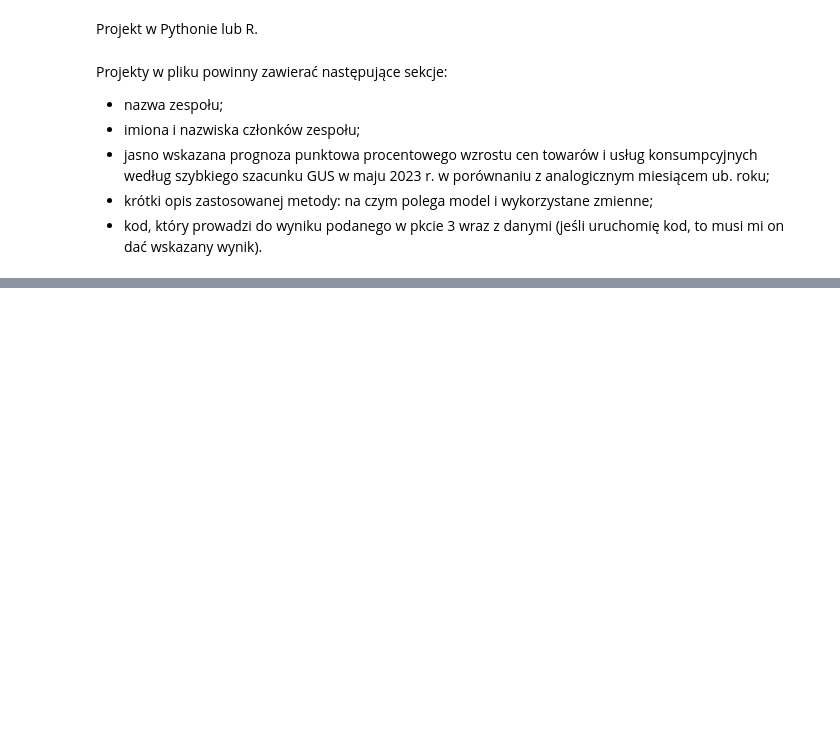
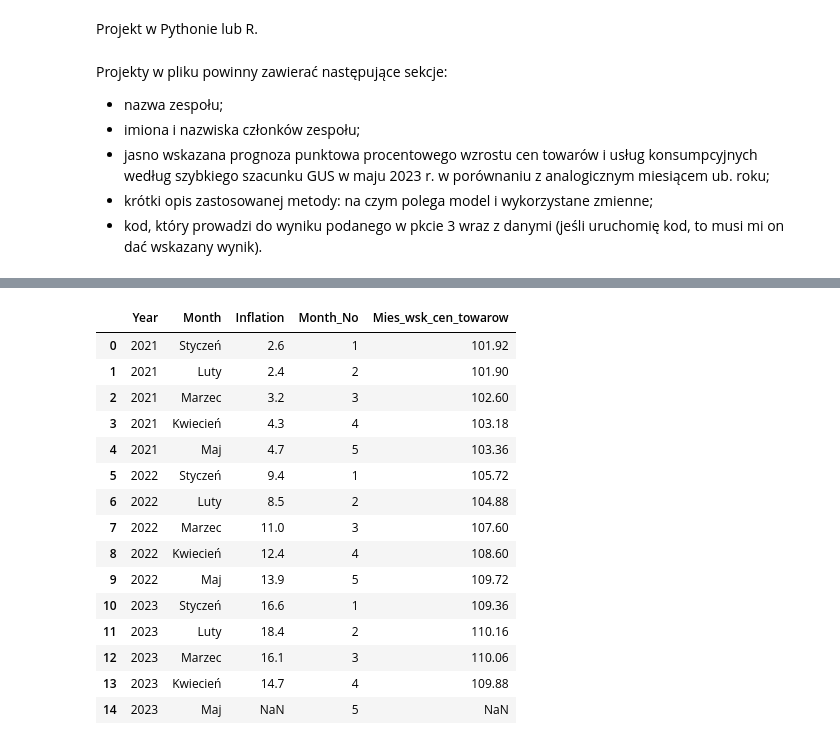
Before and after one commit to agomolka/MASem2InflationPredction, a Jupyter notebook: inflation_prediction.ipynb, the cells around one changed output, grey strips where cells are left out. Saved outputs shown, nothing was run; the diff lists cells and outputs as text; code cells hidden in the pictures; blank space fills up the shorter version.

```diff
--- a/inflation_prediction.ipynb
+++ b/inflation_prediction.ipynb
@@ -62,0 +103,28 @@ df
+# %%
+inflation["Month_No"] = 0
+mth_list = ["Styczeń", "Luty", "Marzec", "Kwiecień", "Maj", "Czerwiec", "Lipiec", "Sierpień", "Wrzesień", "Październik", "Listopad", "Grudzień"]
+
+for index, row in inflation.iterrows():
+    inflation.at[index,'Month_No'] = mth_list.index(row["Month"])+1
+# %%
+for index, row in inflation.iterrows():
+    inflation.at[index,'Mies_wsk_cen_towarow'] = (miesieczne_wskazniki_cen_towarow[miesieczne_wskazniki_cen_towarow["Rok"] == int(row["Year"])][miesieczne_wskazniki_cen_towarow["Miesiąc"] == int(row["Month_No"])]["Wartość"]).mean()
+# %%
+inflation
+# %% [output]
+|  | Year | Month | Inflation | Month_No | Mies_wsk_cen_towarow |
+| 0 | 2021 | Styczeń | 2.6 | 1 | 101.92 |
+| 1 | 2021 | Luty | 2.4 | 2 | 101.90 |
+| 2 | 2021 | Marzec | 3.2 | 3 | 102.60 |
+| 3 | 2021 | Kwiecień | 4.3 | 4 | 103.18 |
+| 4 | 2021 | Maj | 4.7 | 5 | 103.36 |
+| 5 | 2022 | Styczeń | 9.4 | 1 | 105.72 |
+| 6 | 2022 | Luty | 8.5 | 2 | 104.88 |
+| 7 | 2022 | Marzec | 11.0 | 3 | 107.60 |
+| 8 | 2022 | Kwiecień | 12.4 | 4 | 108.60 |
+| 9 | 2022 | Maj | 13.9 | 5 | 109.72 |
+| 10 | 2023 | Styczeń | 16.6 | 1 | 109.36 |
+| 11 | 2023 | Luty | 18.4 | 2 | 110.16 |
+| 12 | 2023 | Marzec | 16.1 | 3 | 110.06 |
+| 13 | 2023 | Kwiecień | 14.7 | 4 | 109.88 |
+| 14 | 2023 | Maj | NaN | 5 | NaN |
```
Also changed, not shown: parts of 15 cells of this notebook.
